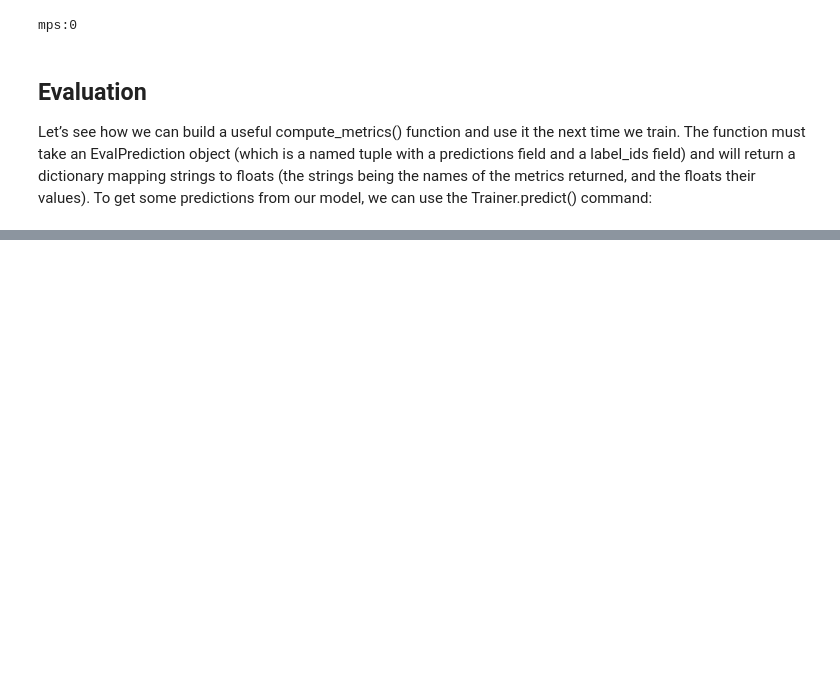
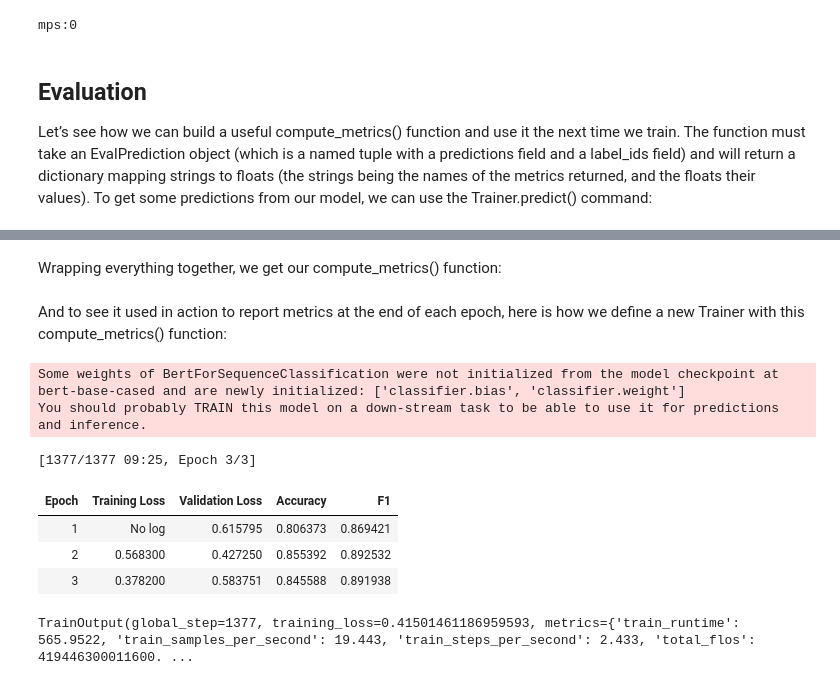
Before and after one commit to Rendezvous97/HF-LLMs, a Jupyter notebook: CH9_Fine_Tuning_w_Trainer_API.ipynb, the cells around one changed output, grey strips where cells are left out. Drawn from its saved outputs; the diff is of its cells as text; code cells hidden in the pictures; blank space fills up the shorter version.

Commit message:
fine tuning using trainer

```diff
--- a/CH9_Fine_Tuning_w_Trainer_API.ipynb
+++ b/CH9_Fine_Tuning_w_Trainer_API.ipynb
@@ -75,3 +75,6 @@ mps:0
 ## Evaluation
 
 Let’s see how we can build a useful compute_metrics() function and use it the next time we train. The function must take an EvalPrediction object (which is a named tuple with a predictions field and a label_ids field) and will return a dictionary mapping strings to floats (the strings being the names of the metrics returned, and the floats their values). To get some predictions from our model, we can use the Trainer.predict() command:
+# %%
+predictions = trainer.predict(tokenized_datasets["validation"])
+print(predictions.predictions.shape, predictions.label_ids.shape)
@@ -77,0 +114,6 @@ Let’s see how we can build a useful compute_metrics() function and use it the
+# %%
+import evaluate
+
+metric = evaluate.load("glue", "mrpc")
+
+metric.compute(predictions=preds, references=predictions.label_ids)
@@ -77,0 +124,35 @@ Let’s see how we can build a useful compute_metrics() function and use it the
+# %% [markdown]
+Wrapping everything together, we get our compute_metrics() function:
+# %%
+def compute_metrics(eval_preds):
+    metric = evaluate.load("glue", "mrpc")
+    logits, labels = eval_preds
+    predictions = np.argmax(logits, axis=-1)
+    return metric.compute(predictions=predictions, references=labels)
+# %% [markdown]
+And to see it used in action to report metrics at the end of each epoch, here is how we define a new Trainer with this compute_metrics() function:
+# %%
+training_args = TrainingArguments("models/test-trainer", eval_strategy="epoch")
+model = AutoModelForSequenceClassification.from_pretrained(checkpoint, num_labels=2)
+
+trainer = Trainer(
+    model,
+    training_args,
+    train_dataset=tokenized_datasets["train"],
+    eval_dataset=tokenized_datasets["validation"],
+    data_collator=data_collator,
+    processing_class=tokenizer,
+    compute_metrics=compute_metrics,
+)
+# %% [output]
+Some weights of BertForSequenceClassification were not initialized from the model checkpoint at bert-base-cased and are newly initialized: ['classifier.bias', 'classifier.weight']
+You should probably TRAIN this model on a down-stream task to be able to use it for predictions and inference.
+# %%
+trainer.train()
+# %% [output]
+[1377/1377 09:25, Epoch 3/3]
+| Epoch | Training Loss | Validation Loss | Accuracy | F1 |
+| 1 | No log | 0.615795 | 0.806373 | 0.869421 |
+| 2 | 0.568300 | 0.427250 | 0.855392 | 0.892532 |
+| 3 | 0.378200 | 0.583751 | 0.845588 | 0.891938 |
+TrainOutput(global_step=1377, training_loss=0.41501461186959593, metrics={'train_runtime': 565.9522, 'train_samples_per_second': 19.443, 'train_steps_per_second': 2.433, 'total_flos': 419446300011600. ...
```
Also changed, not shown: parts of 14 cells of this notebook, 1 other file.
